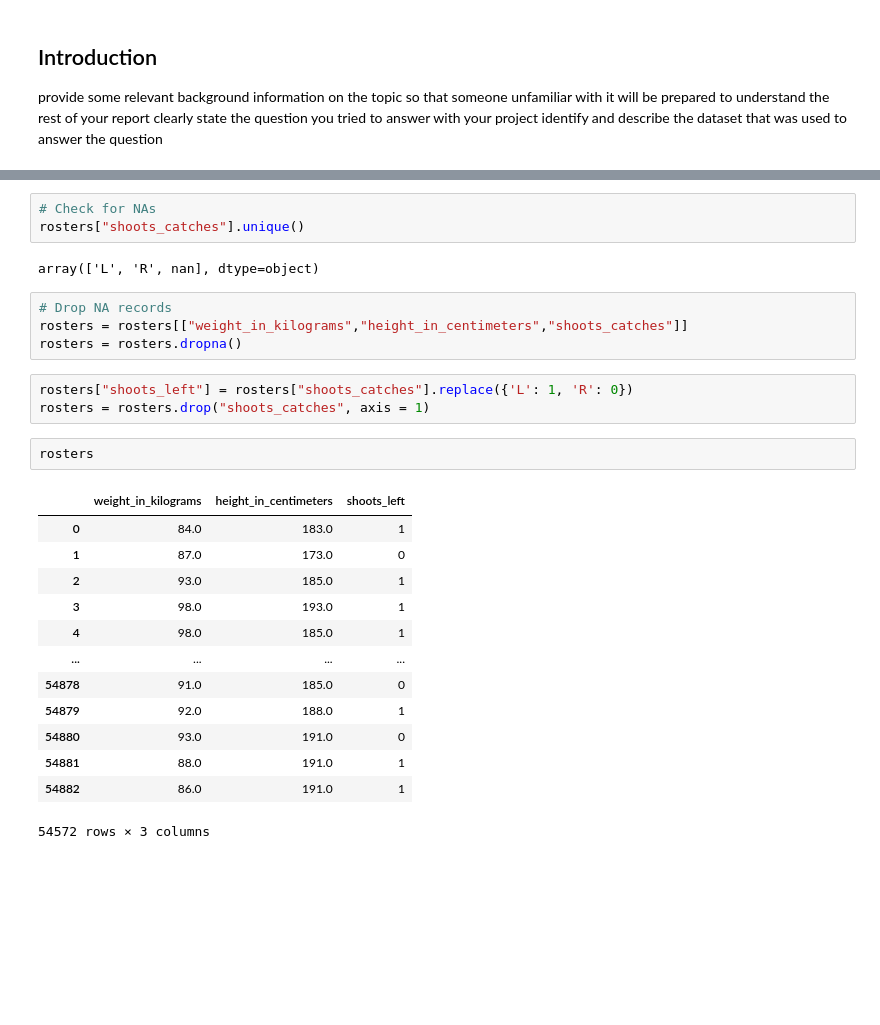
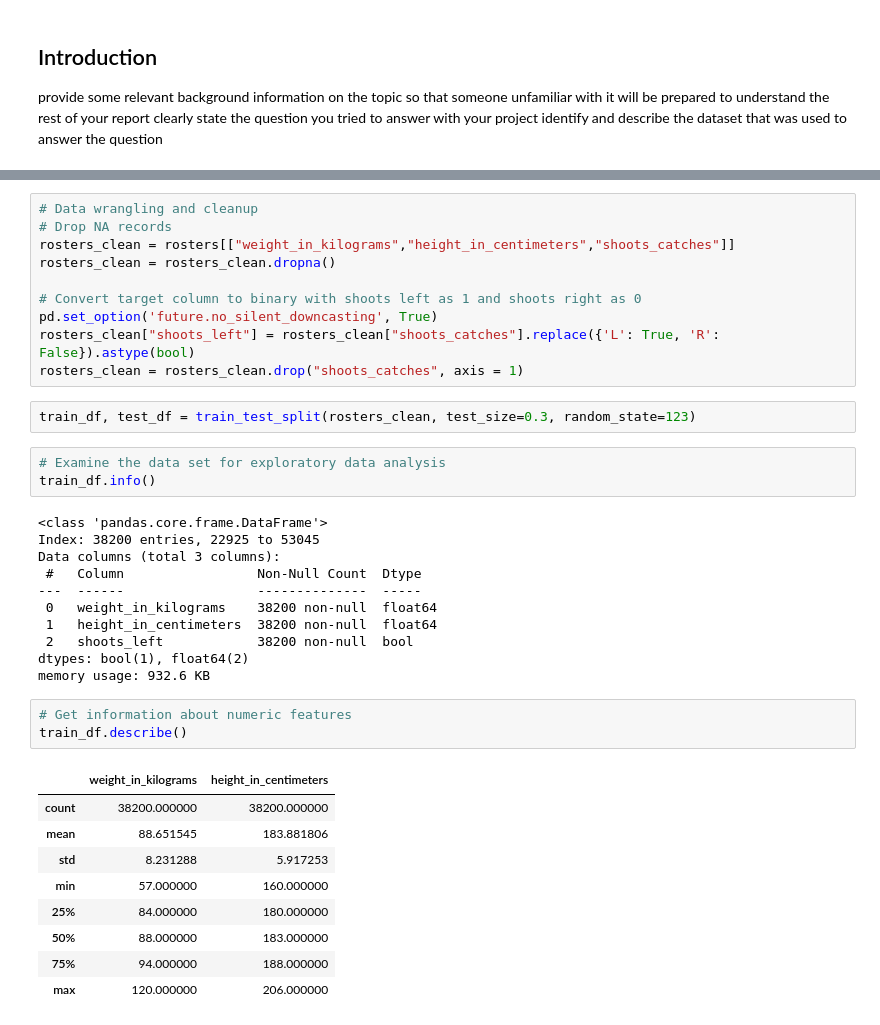
Before and after one commit to UBC-MDS/522_group_27, a Jupyter notebook: analysis.ipynb, the cells around one changed output, grey strips where cells are left out. Drawn from its saved outputs; the diff is of its cells as text; blank space fills up the shorter version.

```diff
--- a/analysis.ipynb
+++ b/analysis.ipynb
@@ -23,31 +38,42 @@ alt.data_transformers.enable("vegafusion")
 # Read in dataset from github
 rosters = pd.read_csv("https://raw.githubusercontent.com/rfordatascience/tidytuesday/refs/heads/master/data/2024/2024-01-09/nhl_rosters.csv")
 rosters.to_csv('data/nhl_rosters.csv')
-# %%
-# Check for NAs
-rosters["shoots_catches"].unique()
-# %% [output]
-array(['L', 'R', nan], dtype=object)
 # %%
+# Data wrangling and cleanup
 # Drop NA records
-rosters = rosters[["weight_in_kilograms","height_in_centimeters","shoots_catches"]]
-rosters = rosters.dropna()
+rosters_clean = rosters[["weight_in_kilograms","height_in_centimeters","shoots_catches"]]
+rosters_clean = rosters_clean.dropna()
+
+# Convert target column to binary with shoots left as 1 and shoots right as 0
+pd.set_option('future.no_silent_downcasting', True)
+rosters_clean["shoots_left"] = rosters_clean["shoots_catches"].replace({'L': True, 'R': False}).astype(bool)
+rosters_clean = rosters_clean.drop("shoots_catches", axis = 1)
-# %%
-rosters["shoots_left"] = rosters["shoots_catches"].replace({'L': 1, 'R': 0})
-rosters = rosters.drop("shoots_catches", axis = 1)
+# %%
+train_df, test_df = train_test_split(rosters_clean, test_size=0.3, random_state=123)
 # %%
-rosters
+# Examine the data set for exploratory data analysis
+train_df.info()
 # %% [output]
-|  | weight_in_kilograms | height_in_centimeters | shoots_left |
-| 0 | 84.0 | 183.0 | 1 |
-| 1 | 87.0 | 173.0 | 0 |
-| 2 | 93.0 | 185.0 | 1 |
-| 3 | 98.0 | 193.0 | 1 |
-| 4 | 98.0 | 185.0 | 1 |
-| ... | ... | ... | ... |
-| 54878 | 91.0 | 185.0 | 0 |
-| 54879 | 92.0 | 188.0 | 1 |
-| 54880 | 93.0 | 191.0 | 0 |
-| 54881 | 88.0 | 191.0 | 1 |
-| 54882 | 86.0 | 191.0 | 1 |
-54572 rows × 3 columns
+<class 'pandas.core.frame.DataFrame'>
+Index: 38200 entries, 22925 to 53045
+Data columns (total 3 columns):
+ #   Column                 Non-Null Count  Dtype
+---  ------                 --------------  -----
+ 0   weight_in_kilograms    38200 non-null  float64
+ 1   height_in_centimeters  38200 non-null  float64
+ 2   shoots_left            38200 non-null  bool
+dtypes: bool(1), float64(2)
+memory usage: 932.6 KB
+# %%
+# Get information about numeric features
+train_df.describe()
+# %% [output]
+|  | weight_in_kilograms | height_in_centimeters |
+| count | 38200.000000 | 38200.000000 |
+| mean | 88.651545 | 183.881806 |
+| std | 8.231288 | 5.917253 |
+| min | 57.000000 | 160.000000 |
+| 25% | 84.000000 | 180.000000 |
+| 50% | 88.000000 | 183.000000 |
+| 75% | 94.000000 | 188.000000 |
+| max | 120.000000 | 206.000000 |
```
Also changed, not shown: parts of 17 cells of this notebook.
